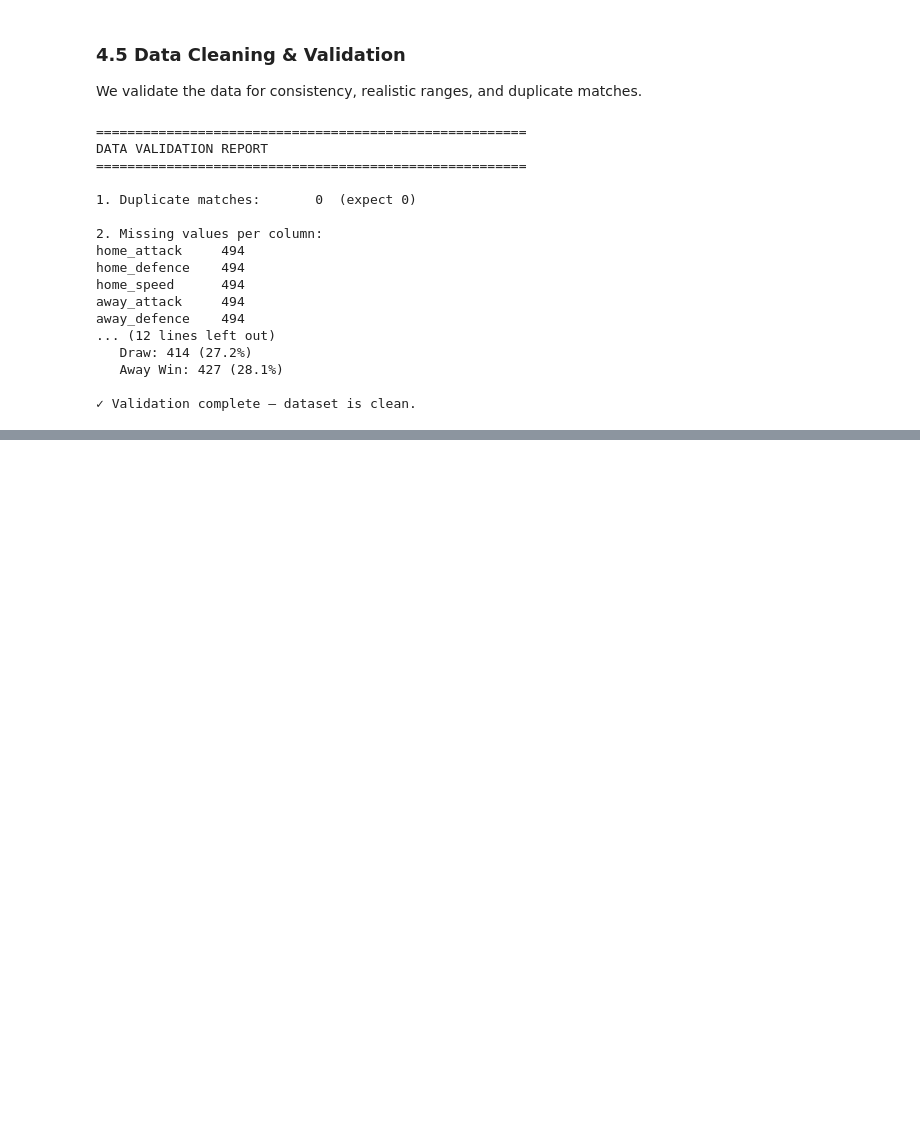
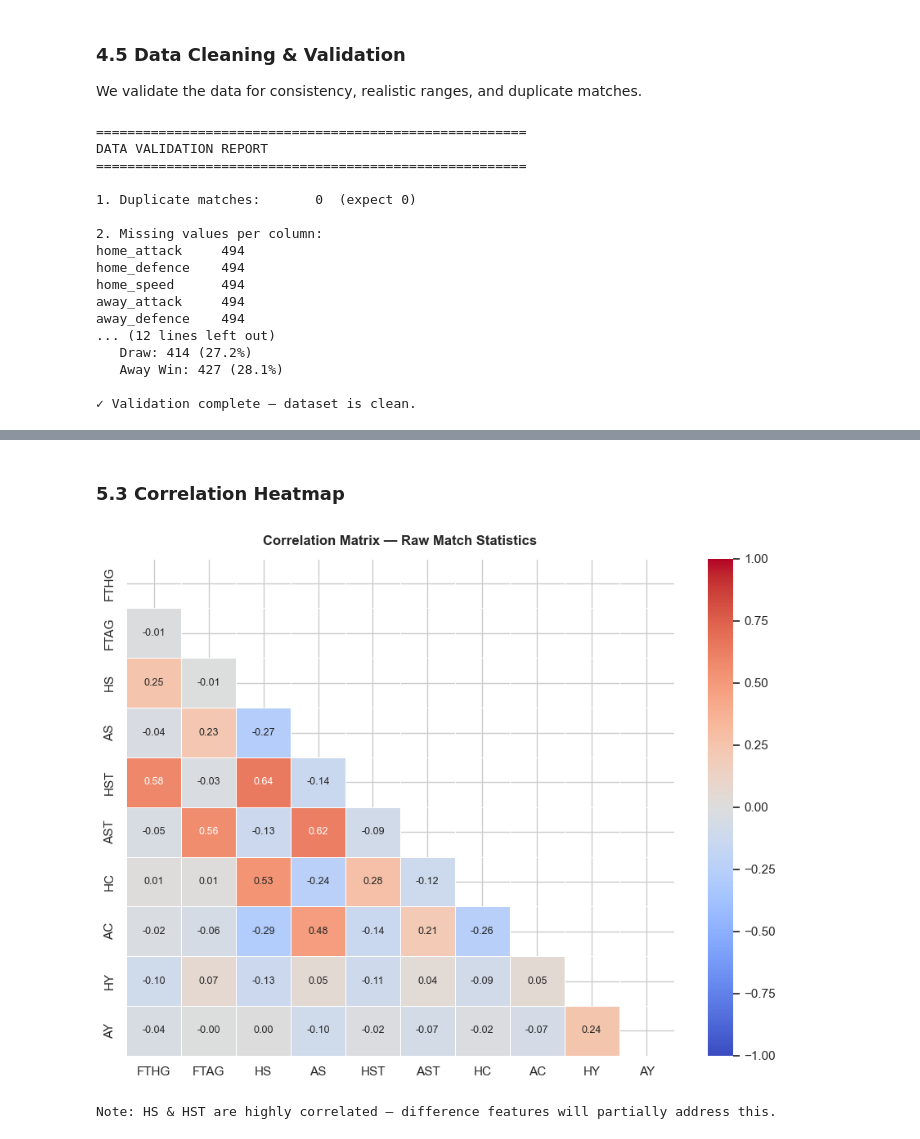
Before and after one commit to Mitko-10/DataScience-final-, a Jupyter notebook: laliga-match-prediction.ipynb, the cells around one changed output, grey strips where cells are left out. Cells and saved outputs as stored; diff of their text form; code cells hidden in the pictures; blank space fills up the shorter version.

```diff
--- a/laliga-match-prediction.ipynb
+++ b/laliga-match-prediction.ipynb
@@ -448,0 +529,19 @@ away_defence    494
+# %% [markdown]
+### 5.3 Correlation Heatmap
+# %%
+numeric_cols = ['FTHG','FTAG','HS','AS','HST','AST','HC','AC','HY','AY']
+numeric_cols = [c for c in numeric_cols if c in df.columns]
+
+corr = df[numeric_cols].corr()
+mask = np.triu(np.ones_like(corr, dtype=bool))
+
+plt.figure(figsize=(9, 7))
+sns.heatmap(corr, mask=mask, annot=True, fmt='.2f', cmap='coolwarm',
+            vmin=-1, vmax=1, linewidths=0.5, annot_kws={'size':9})
+plt.title('Correlation Matrix — Raw Match Statistics', fontweight='bold', pad=12)
+plt.tight_layout()
+plt.show()
+print("Note: HS & HST are highly correlated — difference features will partially address this.")
+# %% [output]
+[figure, added]
+Note: HS & HST are highly correlated — difference features will partially address this.
```
Also changed, not shown: parts of 6 cells of this notebook.
